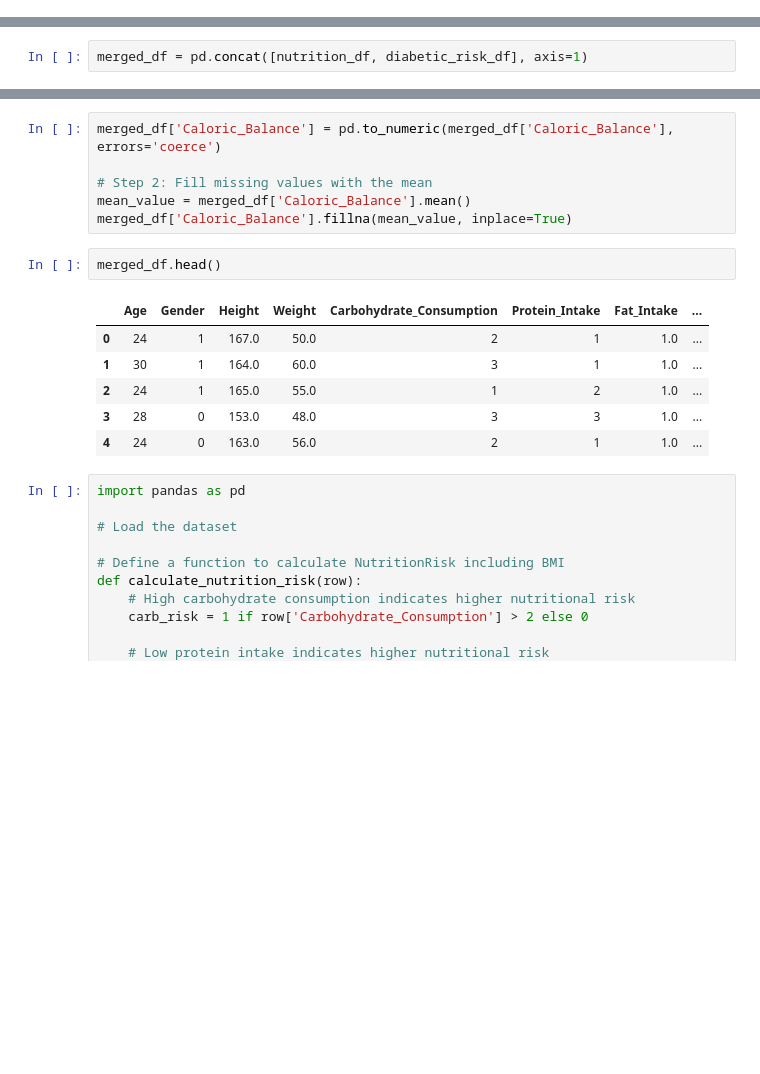
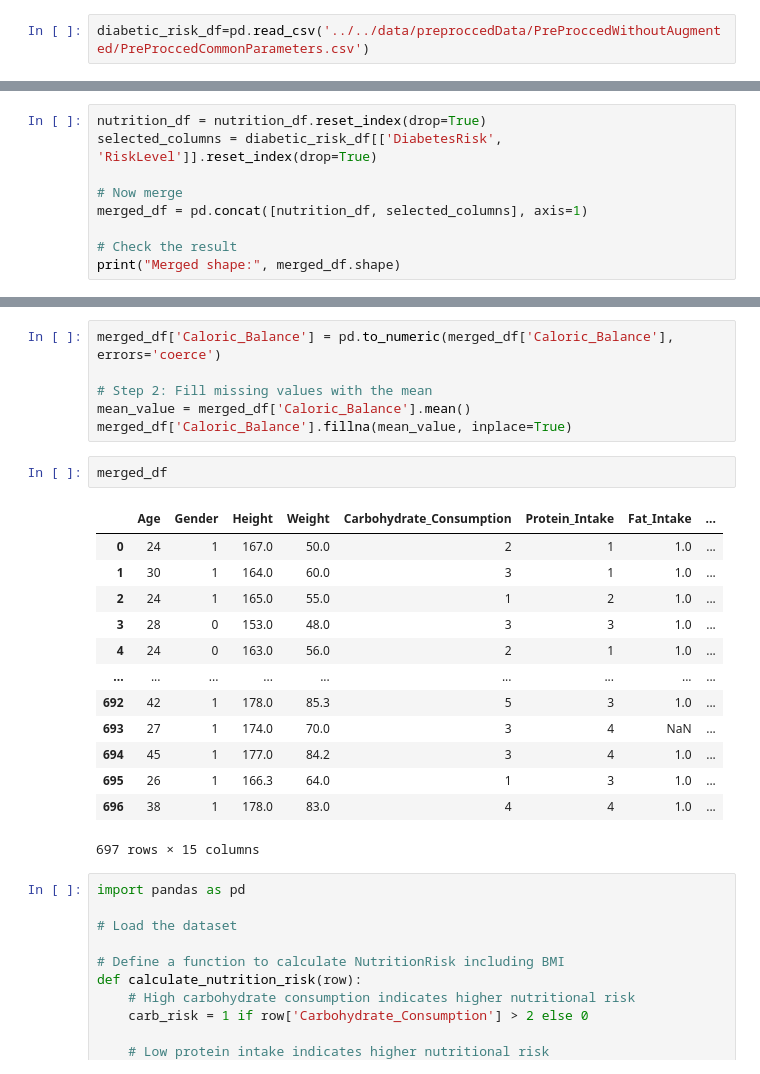
Before and after one commit to IsHaNinfo/FYP_Diabetic_Prediction_Recomandations, a Jupyter notebook: notebook/NoteBooks/Nutration_Risk_Predictions_&_Recommandations/EDA_Nutration_Risk_Prediction.ipynb, the cells around one changed output, grey strips where cells are left out. Saved outputs shown, nothing was run; the diff lists cells and outputs as text; blank space fills up the shorter version.

Commit message:
augmented the nutration dataset

```diff
--- a/notebook/NoteBooks/Nutration_Risk_Predictions_&_Recommandations/EDA_Nutration_Risk_Prediction.ipynb
+++ b/notebook/NoteBooks/Nutration_Risk_Predictions_&_Recommandations/EDA_Nutration_Risk_Prediction.ipynb
@@ -201,6 +217,8 @@ nutrition_df.head()
 | 2 | 24 | 1 | 165.0 | 55.0 | 1 | 2 | 1.0 | ... |
 | 3 | 28 | 0 | 153.0 | 48.0 | 3 | 3 | 1.0 | ... |
 | 4 | 24 | 0 | 163.0 | 56.0 | 2 | 1 | 1.0 | ... |
+# %%
+diabetic_risk_df=pd.read_csv('../../data/preproccedData/PreProccedWithoutAugmented/PreProccedCommonParameters.csv')
 # %%
 diabetic_risk_df.nunique()
 # %% [output]
@@ -233,4 +267,11 @@ diabetic_risk_df.head()
 # %% [markdown]
 ### Merged with Diabetic Risk value with Nutatation Dataset
 # %%
-merged_df = pd.concat([nutrition_df, diabetic_risk_df], axis=1)
+nutrition_df = nutrition_df.reset_index(drop=True)
+selected_columns = diabetic_risk_df[['DiabetesRisk', 'RiskLevel']].reset_index(drop=True)
+
+# Now merge
+merged_df = pd.concat([nutrition_df, selected_columns], axis=1)
+
+# Check the result
+print("Merged shape:", merged_df.shape)
@@ -252,14 +288,21 @@ merged_df['Caloric_Balance'] = pd.to_numeric(merged_df['Caloric_Balance'], error
 mean_value = merged_df['Caloric_Balance'].mean()
 merged_df['Caloric_Balance'].fillna(mean_value, inplace=True)
 # %%
-merged_df.head()
+merged_df
 # %% [output]
 |  | Age | Gender | Height | Weight | Carbohydrate_Consumption | Protein_Intake | Fat_Intake | ... |
 | 0 | 24 | 1 | 167.0 | 50.0 | 2 | 1 | 1.0 | ... |
 | 1 | 30 | 1 | 164.0 | 60.0 | 3 | 1 | 1.0 | ... |
 | 2 | 24 | 1 | 165.0 | 55.0 | 1 | 2 | 1.0 | ... |
 | 3 | 28 | 0 | 153.0 | 48.0 | 3 | 3 | 1.0 | ... |
 | 4 | 24 | 0 | 163.0 | 56.0 | 2 | 1 | 1.0 | ... |
+| ... | ... | ... | ... | ... | ... | ... | ... | ... |
+| 692 | 42 | 1 | 178.0 | 85.3 | 5 | 3 | 1.0 | ... |
+| 693 | 27 | 1 | 174.0 | 70.0 | 3 | 4 | NaN | ... |
+| 694 | 45 | 1 | 177.0 | 84.2 | 3 | 4 | 1.0 | ... |
+| 695 | 26 | 1 | 166.3 | 64.0 | 1 | 3 | 1.0 | ... |
+| 696 | 38 | 1 | 178.0 | 83.0 | 4 | 4 | 1.0 | ... |
+697 rows × 15 columns
 # %%
 import pandas as pd
 
```
Also changed, not shown: parts of 14 cells of this notebook, 6 other files.
